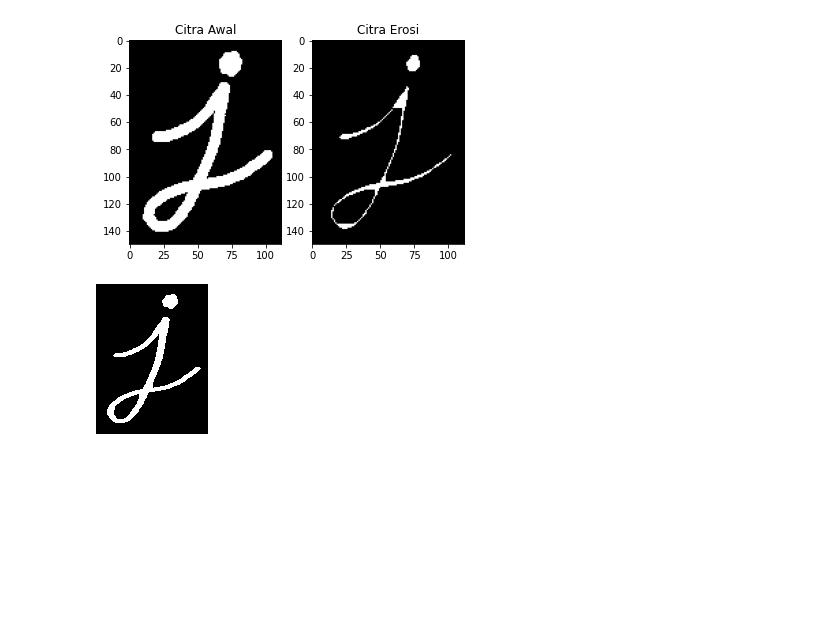
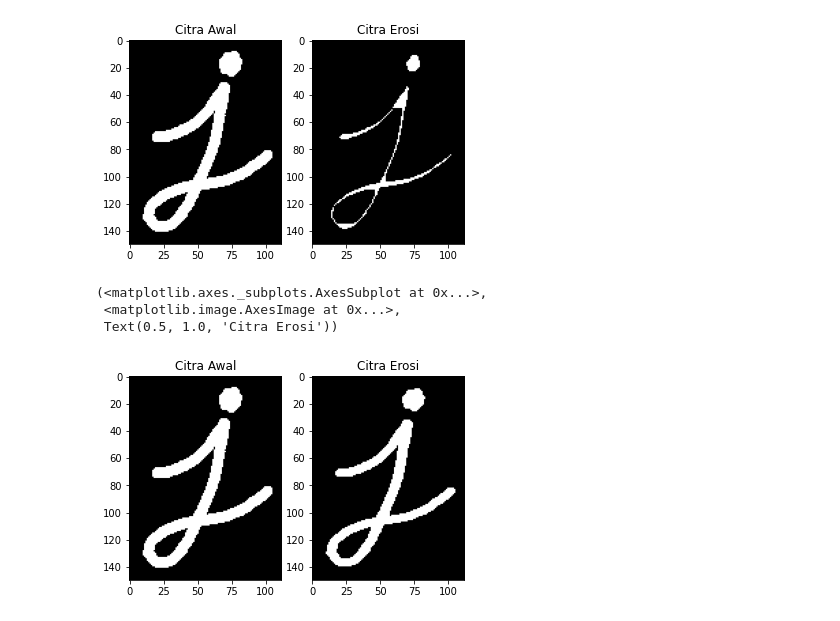
Before and after one commit to PanduDLaksono/PVCK_Genap_2021, a Jupyter notebook: Week_9.ipynb, the cells around one changed output. Cells and saved outputs as stored; diff of their text form; code cells hidden in the pictures; blank space fills up the shorter version.

```diff
--- a/Week_9.ipynb
+++ b/Week_9.ipynb
@@ -312,12 +312,13 @@ plt.subplot(122), plt.imshow(erosion), plt.title('Citra Erosi')
 # %%
 #Erosi dengan line vertical 3
 
-kernel = np.ones((5,1), np.uint8)
+kernel = np.ones((3,1), np.uint8)
 erosion = cv.erode(img, kernel, iterations=1)
 
-#plt.subplot(121), plt.imshow(img), plt.title('Citra Awal')
-#plt.subplot(122), plt.imshow(erosion), plt.title('Citra Erosi')
-
-cv2_imshow(erosion)
+plt.subplot(121), plt.imshow(img), plt.title('Citra Awal')
+plt.subplot(122), plt.imshow(erosion), plt.title('Citra Erosi')
 # %% [output]
+(<matplotlib.axes._subplots.AxesSubplot at 0x...>,
+ <matplotlib.image.AxesImage at 0x...>,
+ Text(0.5, 1.0, 'Citra Erosi'))
-[figure, old version]
+[figure, new version]
```
Also changed, not shown: parts of 1 cell of this notebook.
